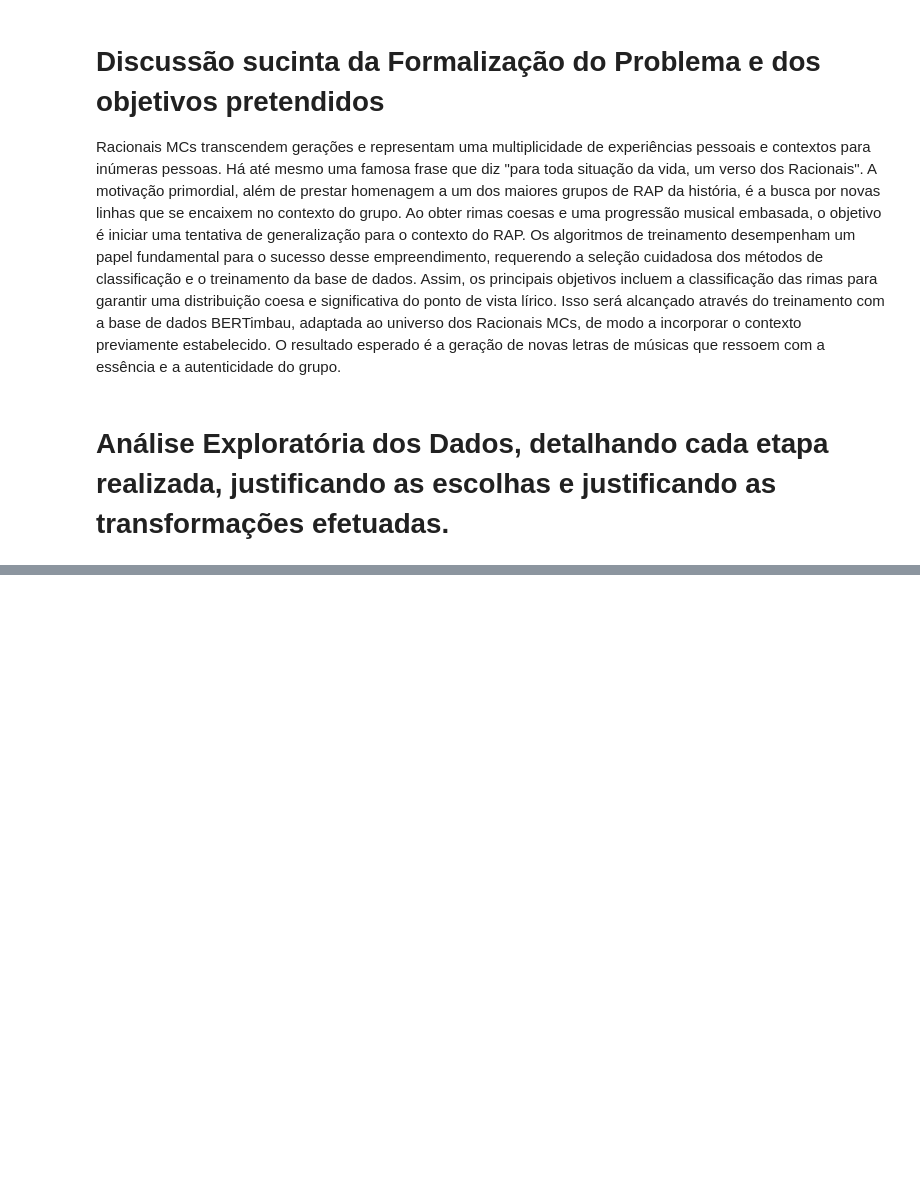
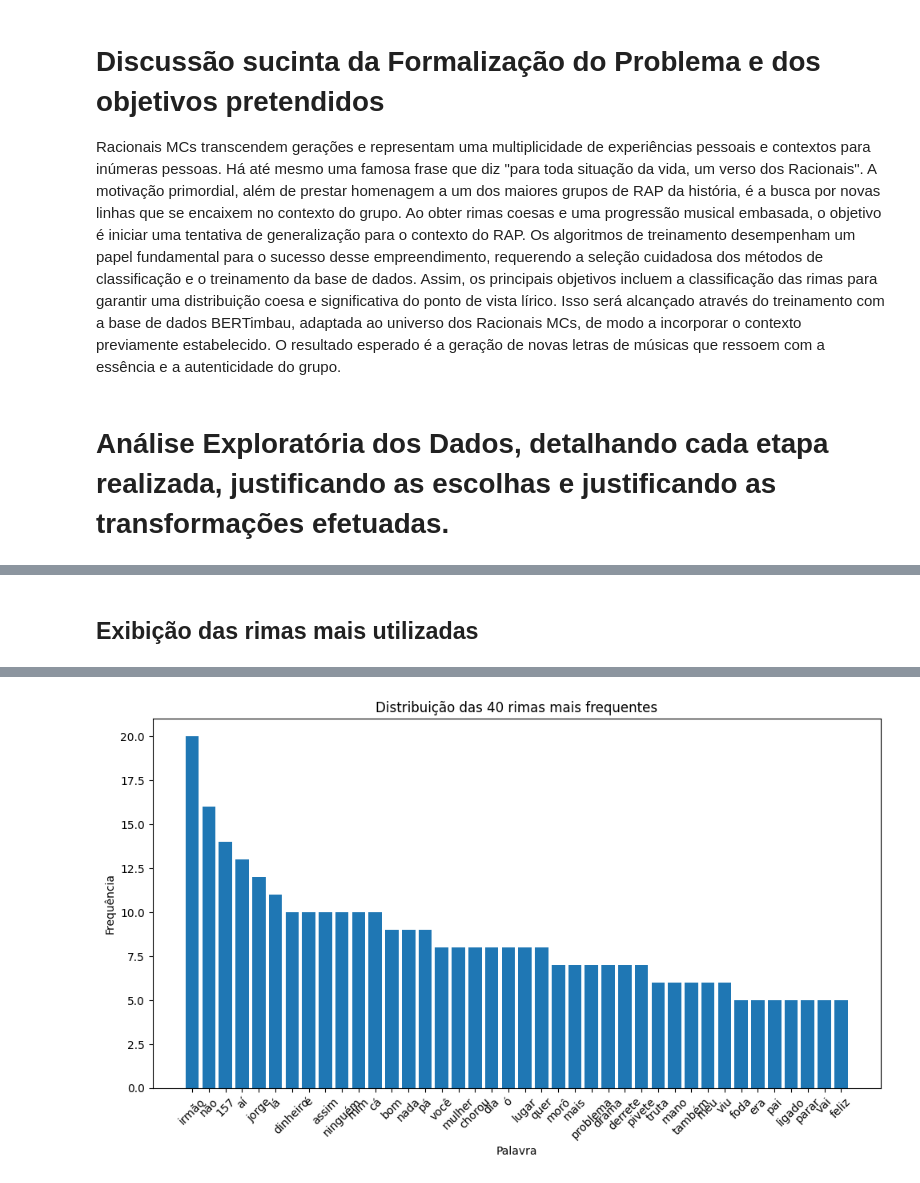
Before and after one commit to JotaChina/Computer-intelligence, a Jupyter notebook: TP2/tp2.ipynb, the cells around one changed output, grey strips where cells are left out. Cells and saved outputs as stored; diff of their text form; code cells hidden in the pictures; blank space fills up the shorter version.

```diff
--- a/TP2/tp2.ipynb
+++ b/TP2/tp2.ipynb
@@ -18,0 +64,51 @@ Plotar os gráficos de rimas, pares de rimas iguais, quantidade de rimas com alg
+# %% [markdown]
+## Exibição das rimas mais utilizadas
+# %%
+import re
+import matplotlib.pyplot as plt
+import nltk
+from nltk.tokenize import word_tokenize
+
+# Baixar os recursos necessários do NLTK (caso ainda não tenham sido baixados)
+nltk.download('punkt')
+
+# Define uma expressão regular para encontrar a última palavra de cada linha
+padrao_ultima_palavra = re.compile(r'\b(\w+)\s*$')
+
+# Lista para armazenar as rimas tokenizadas
+rimas_tokenizadas = []
+
+# Para cada linha no texto, encontra a última palavra e tokeniza as rimas
+for linha in texto_preprocessado.split('\n'):
+    match = padrao_ultima_palavra.search(linha.lower())
+    if match:
+        ultima_palavra = match.group(1)
+        # Tokeniza a última palavra da linha
+        tokens = word_tokenize(ultima_palavra, language='portuguese')
+        rima_tokenizada = [token.lower() for token in tokens if token.isalnum()]
+        rima_tokenizada = ' '.join(rima_tokenizada)
+        # Adiciona a rima tokenizada à lista
+        rimas_tokenizadas.append(rima_tokenizada)
+
+# Conta a frequência das rimas tokenizadas
+frequencia_rimas = {}
+for rima in rimas_tokenizadas:
+    frequencia_rimas[rima] = frequencia_rimas.get(rima, 0) + 1
+
+# Ordena o dicionário de frequência das rimas
+frequencia_rimas_ordenada = dict(sorted(frequencia_rimas.items(), key=lambda item: item[1], reverse=True))
+
+# Extrai as palavras e suas frequências ordenadas
+palavras = list(frequencia_rimas_ordenada.keys())
+frequencias = list(frequencia_rimas_ordenada.values())
+
+# Plota o gráfico de barras da frequência das rimas
+plt.figure(figsize=(10, 6))
+plt.bar(palavras[:40], frequencias[:40])  # Plota apenas as 40 palavras mais frequentes
+plt.xlabel('Palavra')
+plt.ylabel('Frequência')
+plt.title('Distribuição das 40 rimas mais frequentes')
+plt.xticks(rotation=45)
+plt.tight_layout()
+plt.show()
+# %% [output]
@@ -18,0 +117 @@ Plotar os gráficos de rimas, pares de rimas iguais, quantidade de rimas com alg
+[figure, added]
```
Also changed, not shown: parts of 46 cells of this notebook.
